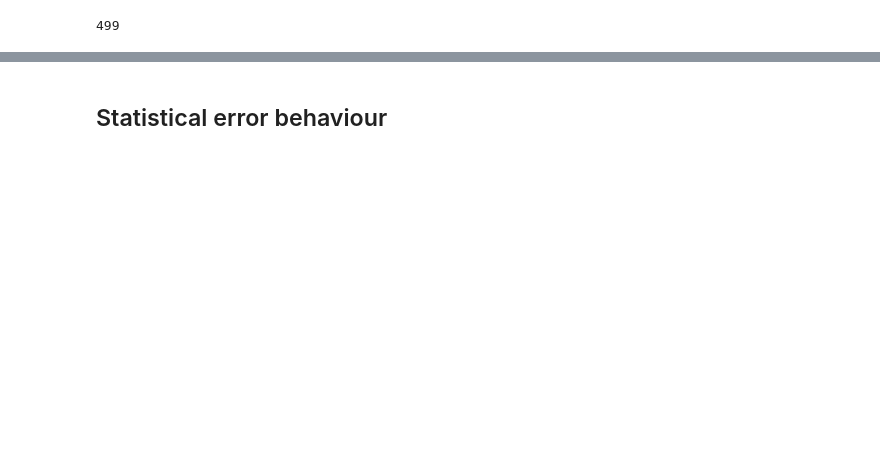
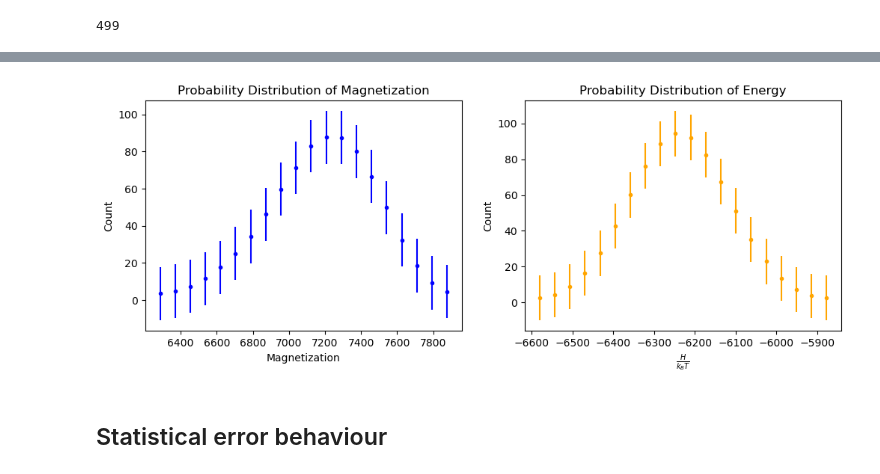
Before and after one commit to Quanta-Dan/comp_phys, a Jupyter notebook: ising.ipynb, the cells around one changed output, grey strips where cells are left out. Saved outputs shown, nothing was run; the diff lists cells and outputs as text; code cells hidden in the pictures; blank space fills up the shorter version.

```diff
--- a/ising.ipynb
+++ b/ising.ipynb
@@ -247,2 +235,67 @@ plt.legend()
+# %%
+fig, axes = plt.subplots(1, 2, figsize=(12, 4))
+bins = 20
+magnetization_counts_array = np.zeros((replica_count,bins))
+energy_counts_array = np.zeros((replica_count,bins))
+magnetization_bins_array = np.zeros((replica_count,bins))
+energy_bins_array = np.zeros((replica_count,bins))
+for i in range(replica_count):
+    counts,bin_edges = np.histogram(magnetization_replicas_cropped[i,:],bins)
+    magnetization_counts_array[i,:] = counts
+    bin_centres = (bin_edges[:-1] + bin_edges[1:])/2
+    magnetization_bins_array[i,:] = bin_centres
+
+for i in range(replica_count):
+    counts,bin_edges = np.histogram(energy_replicas_cropped[i,:],bins)
+    energy_counts_array[i,:] = counts
+    bin_centres = (bin_edges[:-1] + bin_edges[1:])/2
+    energy_bins_array[i,:] = bin_centres
+
+magnetization_counts_means = np.zeros((bins,))
+energy_counts_means = np.zeros((bins,))
+magnetization_bins_means = np.zeros((bins,))
+energy_bins_means = np.zeros((bins,))
+for i in range(bins):
+    magnetization_counts_means[i] =np.mean(magnetization_counts_array[:,i])
+    energy_counts_means[i]  = np.mean(energy_counts_array[:,i])
+    magnetization_bins_means[i] =np.mean(magnetization_bins_array[:,i])
+    energy_bins_means[i]  = np.mean(energy_bins_array[:,i])
+
+
+# expc_magnetization = 1/replica_count*magnetization_counts_means
+# expc_energy = 1/replica_count*energy_counts__means
+
+
+magn_counts_stdev = np.zeros((bins,))
+enrg_counts_stdev = np.zeros((bins,))
+magn_bins_stdev = np.zeros((bins,))
+enrg_bins_stdev = np.zeros((bins,))
+for i in range(bins):
+    magn_counts_stdev[i] = ((np.mean(magnetization_replicas_cropped[:,i]) - magnetization_counts_means[i])**2/(replica_count*(replica_count-1)))**0.5
+    enrg_counts_stdev[i] = ((np.mean(energy_replicas_cropped[:,i]) - energy_counts_means[i])**2 /(replica_count*(replica_count-1)))**0.5
+    magn_bins_stdev[i] = ((np.mean(magnetization_replicas_cropped[:,i]) - magnetization_bins_means[i])**2/(replica_count*(replica_count-1)))**0.5
+    enrg_bins_stdev[i] = ((np.mean(energy_replicas_cropped[:,i]) - energy_bins_means[i])**2 /(replica_count*(replica_count-1)))**0.5
+
+# error_magnetization = (1/(replica_count*(replica_count-1))* magn_stdev)**(0.5)
+# error_energy = (1/(replica_count*(replica_count-1))* enrg_stdev)**(0.5)
+
+
+
+
+
+axes[0].errorbar(magnetization_bins_means, magnetization_counts_means,yerr= magn_counts_stdev,xerr = magn_bins_stdev,   fmt='.', color = 'blue')
+
+axes[0].set_xlabel('Magnetization')
+axes[0].set_ylabel('Count')
+axes[0].set_title('Probability Distribution of Magnetization')
+
+axes[1].errorbar(energy_bins_means, energy_counts_means,yerr= enrg_counts_stdev, xerr = enrg_bins_stdev,  fmt='.', color = 'orange')
+axes[1].set_xlabel(r'$\frac{H}{k_B T}$')
+axes[1].set_ylabel('Count')
+axes[1].set_title('Probability Distribution of Energy')
+
+plt.show()
+# %% [output]
+[figure, added]
 # %% [markdown]
 ## Statistical error behaviour
```
Also changed, not shown: parts of 38 cells of this notebook, 2 other files.
